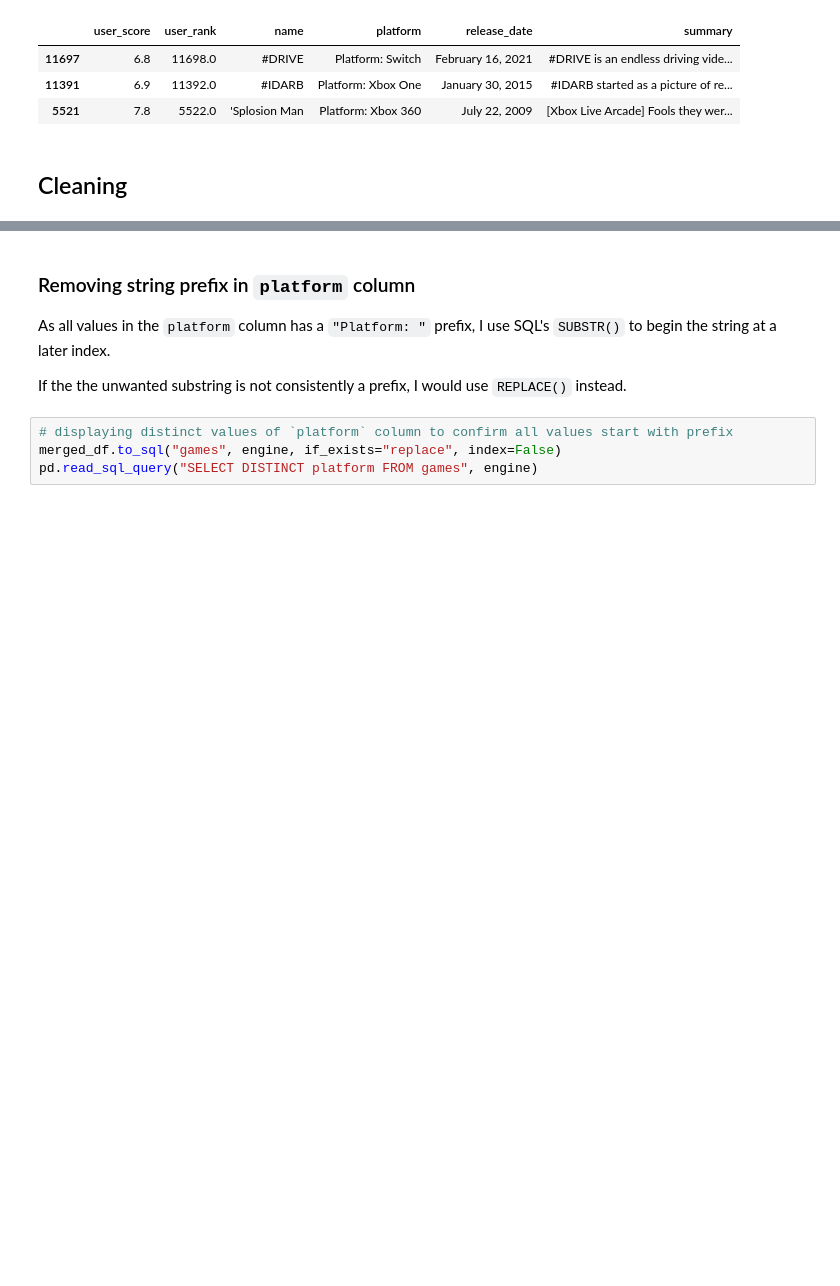
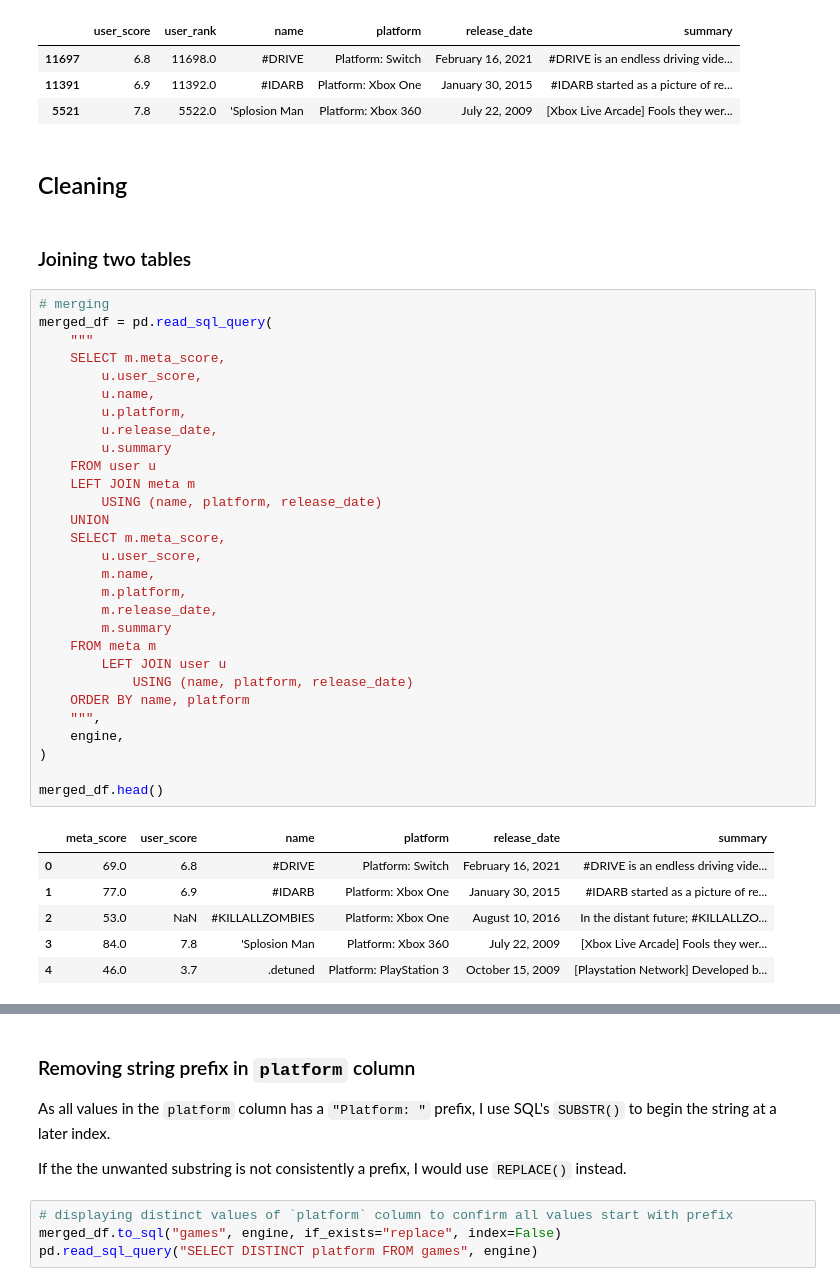
Before and after one commit to henrylin03/video-games, a Jupyter notebook: analysis.ipynb, the cells around one changed output, grey strips where cells are left out. Saved outputs shown, nothing was run; the diff lists cells and outputs as text; blank space fills up the shorter version.

```diff
--- a/analysis.ipynb
+++ b/analysis.ipynb
@@ -39,3 +39,41 @@ for c in csv_paths:
 | 5521 | 7.8 | 5522.0 | 'Splosion Man | Platform: Xbox 360 | July 22, 2009 | [Xbox Live Arcade] Fools they wer... |
 # %% [markdown]
 ## Cleaning
+# %% [markdown]
+### Joining two tables
+# %%
+# merging
+merged_df = pd.read_sql_query(
+    """
+    SELECT m.meta_score,
+        u.user_score,
+        u.name,
+        u.platform,
+        u.release_date,
+        u.summary
+    FROM user u
+    LEFT JOIN meta m
+        USING (name, platform, release_date)
+    UNION
+    SELECT m.meta_score,
+        u.user_score,
+        m.name,
+        m.platform,
+        m.release_date,
+        m.summary
+    FROM meta m
+        LEFT JOIN user u
+            USING (name, platform, release_date)
+    ORDER BY name, platform
+    """,
+    engine,
+)
+
+merged_df.head()
+# %% [output]
+|  | meta_score | user_score | name | platform | release_date | summary |
+| 0 | 69.0 | 6.8 | #DRIVE | Platform: Switch | February 16, 2021 | #DRIVE is an endless driving vide... |
+| 1 | 77.0 | 6.9 | #IDARB | Platform: Xbox One | January 30, 2015 | #IDARB started as a picture of re... |
+| 2 | 53.0 | NaN | #KILLALLZOMBIES | Platform: Xbox One | August 10, 2016 | In the distant future; #KILLALLZO... |
+| 3 | 84.0 | 7.8 | 'Splosion Man | Platform: Xbox 360 | July 22, 2009 | [Xbox Live Arcade] Fools they wer... |
+| 4 | 46.0 | 3.7 | .detuned | Platform: PlayStation 3 | October 15, 2009 | [Playstation Network] Developed b... |
```
Also changed, not shown: parts of 12 cells of this notebook.
